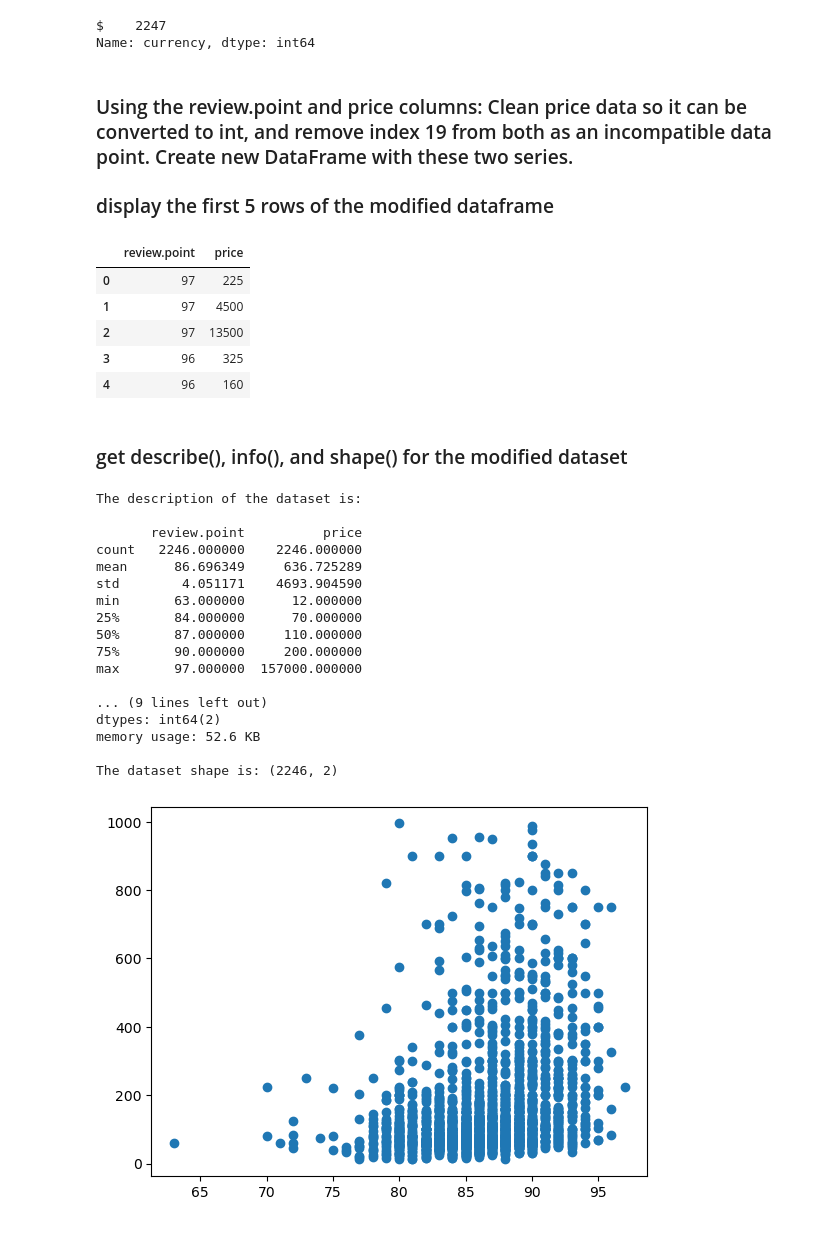
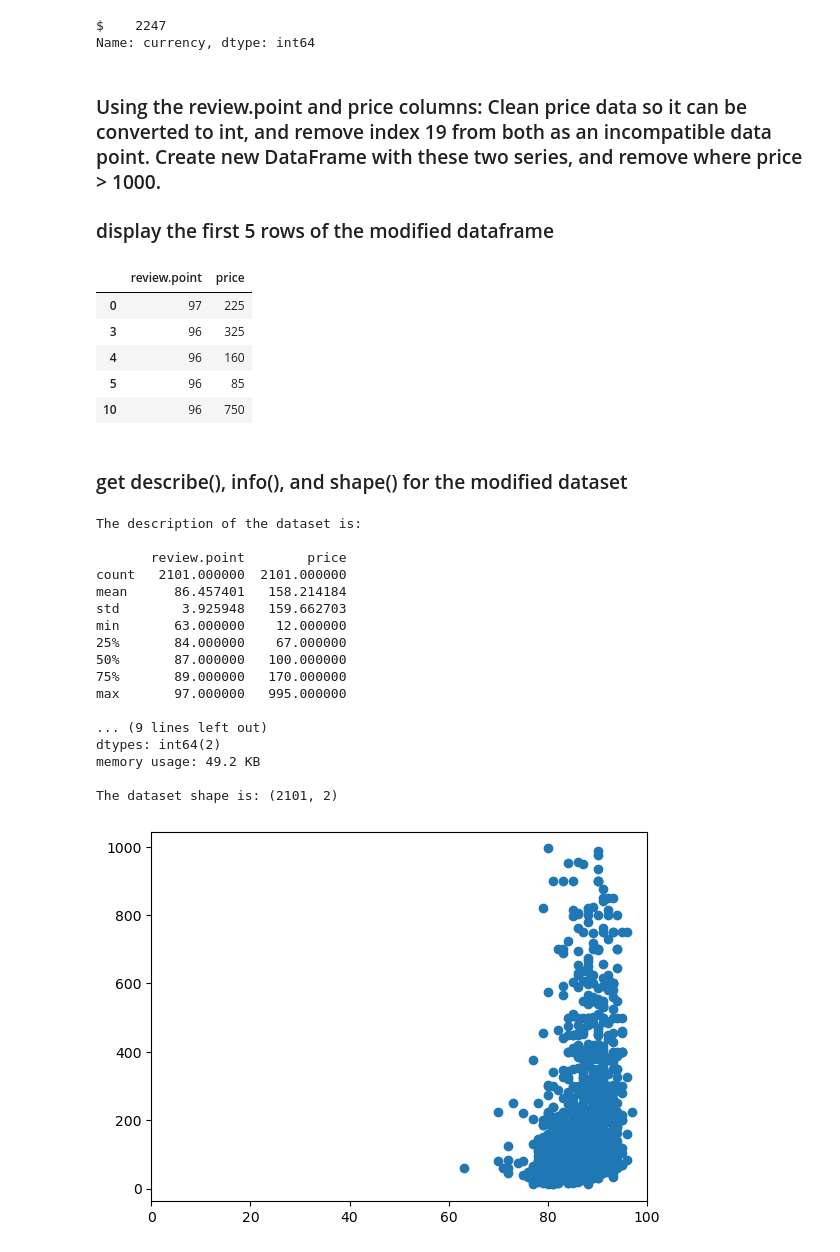
Before and after one commit to mcsadri/linear-regression, a Jupyter notebook: linear-regresssion.ipynb, the cells around one changed output. Drawn from its saved outputs; the diff is of its cells as text; code cells hidden in the pictures.

```diff
--- a/linear-regresssion.ipynb
+++ b/linear-regresssion.ipynb
@@ -93,7 +93,7 @@ currency_types
 $    2247
 Name: currency, dtype: int64
 # %% [markdown]
-### Using the review.point and price columns: Clean price data so it can be converted to int, and remove index 19 from both as an incompatible data point. Create new DataFrame with these two series.
+### Using the review.point and price columns: Clean price data so it can be converted to int, and remove index 19 from both as an incompatible data point. Create new DataFrame with these two series, and remove where price > 1000.
 
 ### display the first 5 rows of the modified dataframe
 # %%
@@ -106,50 +106,50 @@ series_review = raw_df['review.point']
 series_review = series_review.drop(19)
 
 df = pd.concat([series_review, series_price], axis = 1)
+df_1000 = df[df.price < 1000]
 
-df.head(5)
+df_1000.head(5)
 # %% [output]
 |  | review.point | price |
 | 0 | 97 | 225 |
-| 1 | 97 | 4500 |
-| 2 | 97 | 13500 |
 | 3 | 96 | 325 |
 | 4 | 96 | 160 |
+| 5 | 96 | 85 |
+| 10 | 96 | 750 |
 # %% [markdown]
 ### get describe(), info(), and shape() for the modified dataset
 # %%
 print("The description of the dataset is:")
 print("")
-print(df.describe())
+print(df_1000.describe())
 print("")
 print("The dataset's information is:")
 print("")
-df.info()
+df_1000.info()
 print("")
-print(f"The dataset shape is: {np.shape(df)}")
+print(f"The dataset shape is: {np.shape(df_1000)}")
 print("")
 # %% [output]
 The description of the dataset is:
 
-       review.point          price
-count   2246.000000    2246.000000
-mean      86.696349     636.725289
-std        4.051171    4693.904590
-min       63.000000      12.000000
-25%       84.000000      70.000000
-50%       87.000000     110.000000
-75%       90.000000     200.000000
-max       97.000000  157000.000000
+       review.point        price
+count   2101.000000  2101.000000
+mean      86.457401   158.214184
+std        3.925948   159.662703
+min       63.000000    12.000000
+25%       84.000000    67.000000
+50%       87.000000   100.000000
+75%       89.000000   170.000000
+max       97.000000   995.000000
 
 ... (9 lines left out)
 dtypes: int64(2)
-memory usage: 52.6 KB
+memory usage: 49.2 KB
 
-The dataset shape is: (2246, 2)
+The dataset shape is: (2101, 2)
 # %%
-df_1000 = df[df.price < 1000]
-
 plt.scatter(df_1000['review.point'],df_1000['price'] )
+plt.xlim(0, 100)
 plt.show()
 # %% [output]
-[figure, old version]
+[figure, new version]
```
Also changed, not shown: parts of 4 cells of this notebook.
